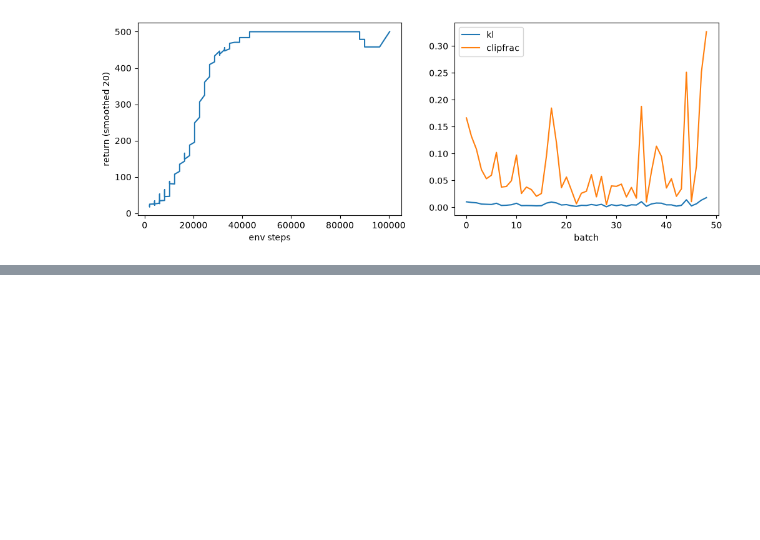
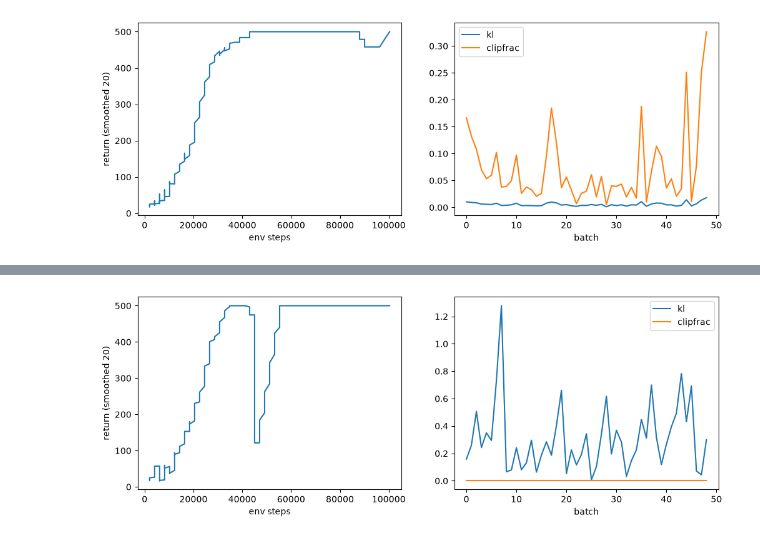
Before and after one commit to rgsk/rl, a Jupyter notebook: src/deep/ppo.ipynb, the cells around one changed output, grey strips where cells are left out. Cells and saved outputs as stored; diff of their text form; code cells hidden in the pictures; blank space fills up the shorter version.

```diff
--- a/src/deep/ppo.ipynb
+++ b/src/deep/ppo.ipynb
@@ -360,0 +363,2 @@ plt.show()
+# %%
+res = train_ppo(clip=1e9)
@@ -360,0 +383,19 @@ plt.show()
+# %%
+import matplotlib.pyplot as plt
+
+
+def smooth(xs, k=20):
+    return np.convolve(xs, np.ones(k) / k, mode="valid")
+
+
+fig, (ax1, ax2) = plt.subplots(1, 2, figsize=(12, 4))
+ax1.plot(res["ends"][19:], smooth(res["returns"]))
+ax1.set_xlabel("env steps")
+ax1.set_ylabel("return (smoothed 20)")
+ax2.plot([st["kl"] for st in res["stats"]], label="kl")
+ax2.plot([st["clipfrac"] for st in res["stats"]], label="clipfrac")
+ax2.set_xlabel("batch")
+ax2.legend()
+plt.show()
+# %% [output]
+[figure, added]
```
Also changed, not shown: parts of 2 cells of this notebook.
